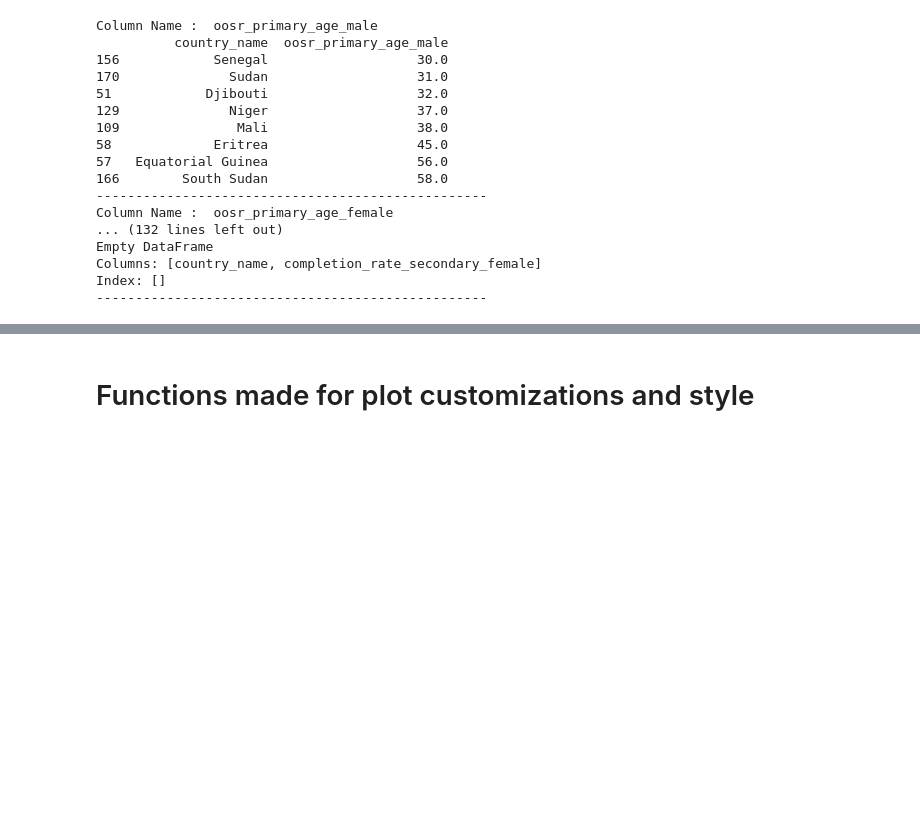
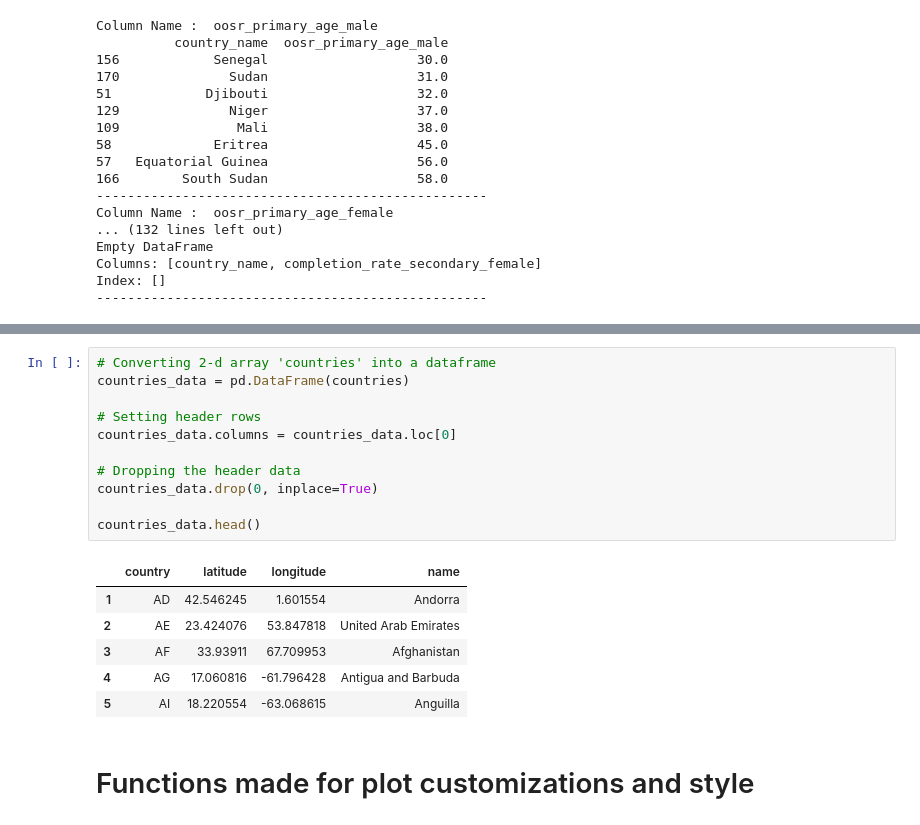
Before and after one commit to ali-bin-kashif/world-educational-dataset-analysis, a Jupyter notebook: world-education-data-analysis.ipynb, the cells around one changed output, grey strips where cells are left out. Cells and saved outputs as stored; diff of their text form; blank space fills up the shorter version.

```diff
--- a/world-education-data-analysis.ipynb
+++ b/world-education-data-analysis.ipynb
@@ -306,3 +362,21 @@ Index: []
+# %%
+# Converting 2-d array 'countries' into a dataframe
+countries_data = pd.DataFrame(countries)
+
+# Setting header rows
+countries_data.columns = countries_data.loc[0]
+
+# Dropping the header data
+countries_data.drop(0, inplace=True)
+
+countries_data.head()
+# %% [output]
+|  | country | latitude | longitude | name |
+| 1 | AD | 42.546245 | 1.601554 | Andorra |
+| 2 | AE | 23.424076 | 53.847818 | United Arab Emirates |
+| 3 | AF | 33.93911 | 67.709953 | Afghanistan |
+| 4 | AG | 17.060816 | -61.796428 | Antigua and Barbuda |
+| 5 | AI | 18.220554 | -63.068615 | Anguilla |
 # %% [markdown]
 # Functions made for plot customizations and style
 # %%
```
Also changed, not shown: parts of 13 cells of this notebook.
